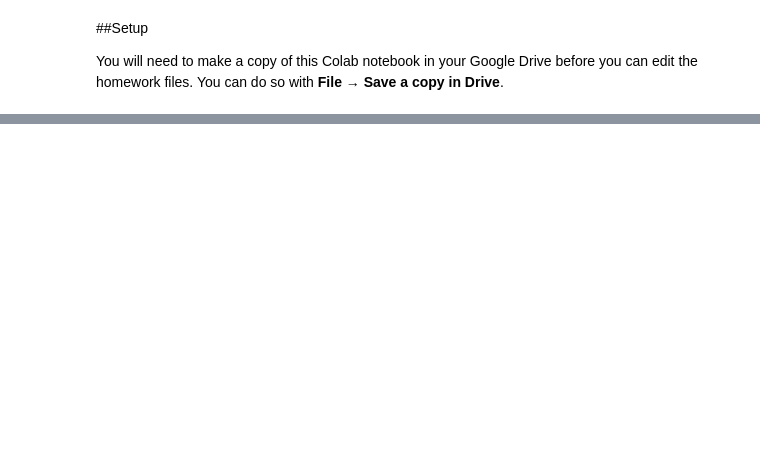
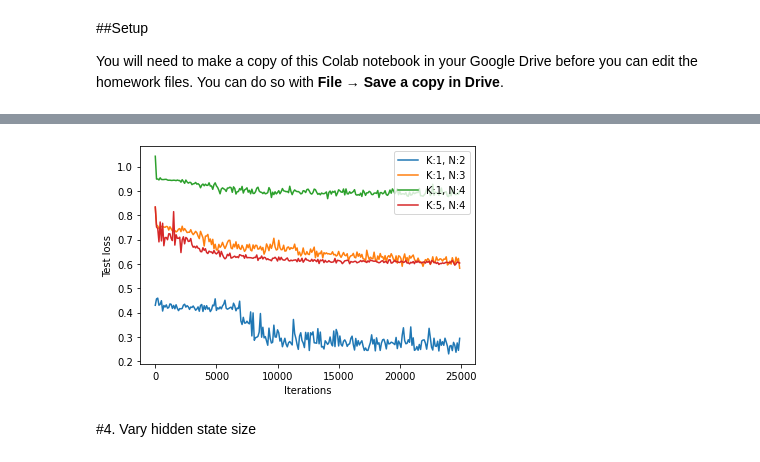
Before and after one commit to jiwoncpark/cs330-deep-multitask-meta-learning, a Jupyter notebook: hw/hw1/CS330_Homework1_Stencil.ipynb, the cells around one changed output, grey strips where cells are left out. Saved outputs shown, nothing was run; the diff lists cells and outputs as text; code cells hidden in the pictures; blank space fills up the shorter version.

```diff
--- a/hw/hw1/CS330_Homework1_Stencil.ipynb
+++ b/hw/hw1/CS330_Homework1_Stencil.ipynb
@@ -214,0 +370,13 @@ results = main(num_classes=5, num_samples=1, meta_batch_size=16, random_seed=123
+# %%
+for conf, loss in test_loss_dict.items():
+  iter_grid = np.arange(0, 25000, 100)
+  K, N = conf
+  plt.plot(iter_grid, loss, label='K:{:d}, N:{:d}'.format(K, N))
+plt.legend()
+plt.ylabel('Test loss')
+plt.xlabel('Iterations')
+plt.savefig('prob3_vary_K_N_loss.png')
+# %% [output]
+[figure, added]
+# %% [markdown]
+#4. Vary hidden state size
```
Also changed, not shown: parts of 13 cells of this notebook.
